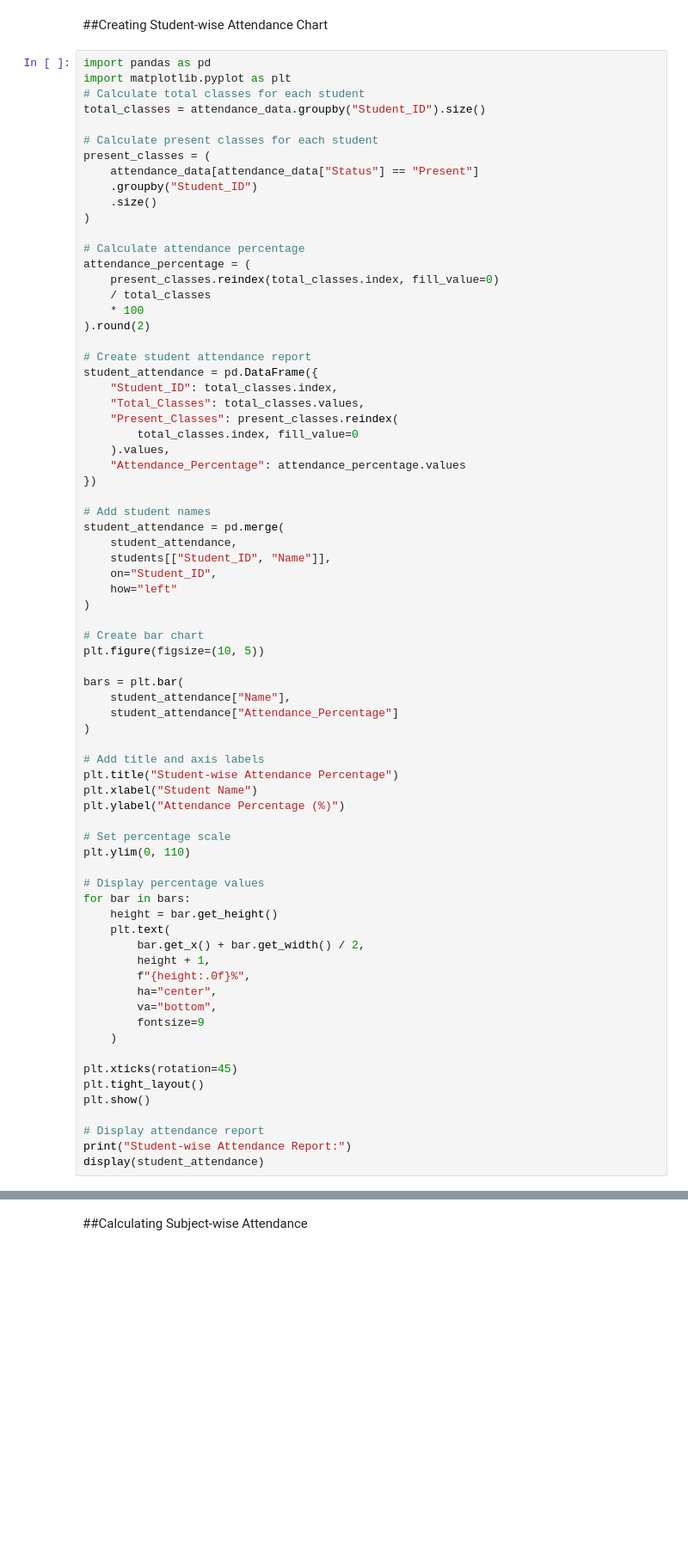
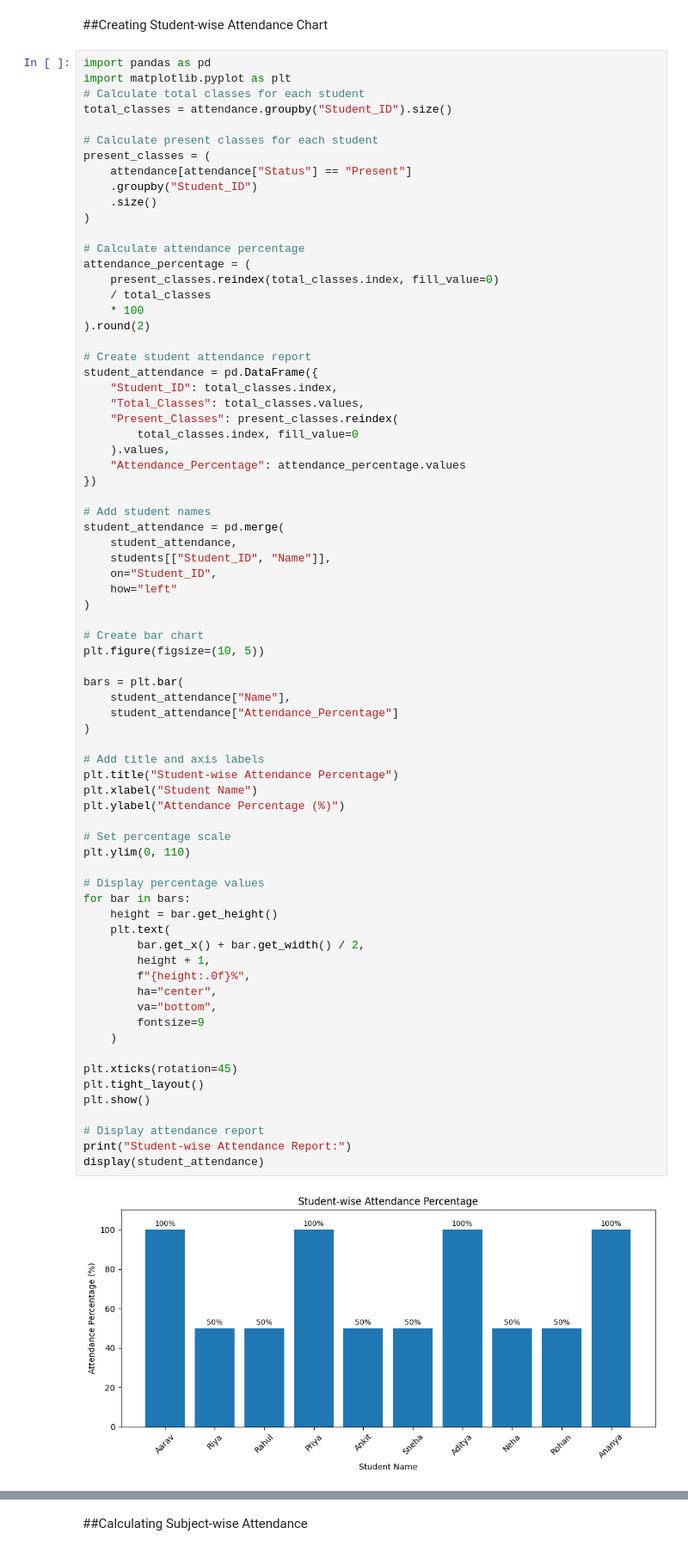
Before and after one commit to puja-200627/YBI_INTERNSHIP_PROJECTS, a Jupyter notebook: STUDENT_ATTENDANCE_MANAGEMENT_SYSTEM.ipynb, the cells around one changed output, grey strips where cells are left out. Shown at 86% size. Cells and saved outputs as stored; diff of their text form; blank space fills up the shorter version.

```diff
--- a/STUDENT_ATTENDANCE_MANAGEMENT_SYSTEM.ipynb
+++ b/STUDENT_ATTENDANCE_MANAGEMENT_SYSTEM.ipynb
@@ -2599,11 +2733,11 @@ A bar chart displaying the attendance percentages of all students, making it eas
 import pandas as pd
 import matplotlib.pyplot as plt
 # Calculate total classes for each student
-total_classes = attendance_data.groupby("Student_ID").size()
+total_classes = attendance.groupby("Student_ID").size()
 
 # Calculate present classes for each student
 present_classes = (
-    attendance_data[attendance_data["Status"] == "Present"]
+    attendance[attendance["Status"] == "Present"]
     .groupby("Student_ID")
     .size()
 )
@@ -2641,30 +2775,32 @@ bars = plt.bar(
     student_attendance["Attendance_Percentage"]
 )
 
 # Add title and axis labels
 plt.title("Student-wise Attendance Percentage")
 plt.xlabel("Student Name")
 plt.ylabel("Attendance Percentage (%)")
 
 # Set percentage scale
 plt.ylim(0, 110)
 
 # Display percentage values
 for bar in bars:
     height = bar.get_height()
     plt.text(
         bar.get_x() + bar.get_width() / 2,
         height + 1,
         f"{height:.0f}%",
         ha="center",
         va="bottom",
         fontsize=9
     )
 
 plt.xticks(rotation=45)
 plt.tight_layout()
 plt.show()
 
 # Display attendance report
 print("Student-wise Attendance Report:")
 display(student_attendance)
+# %% [output]
+[figure, added]
```
Also changed, not shown: parts of 16 cells of this notebook.
